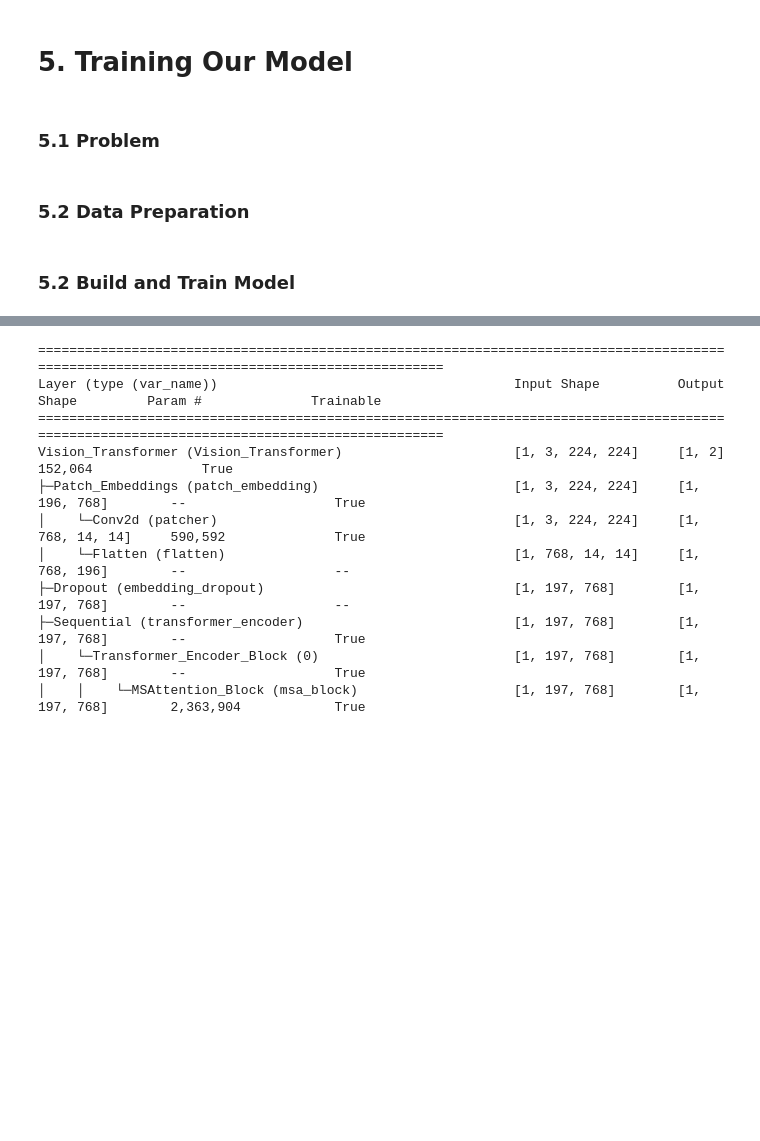
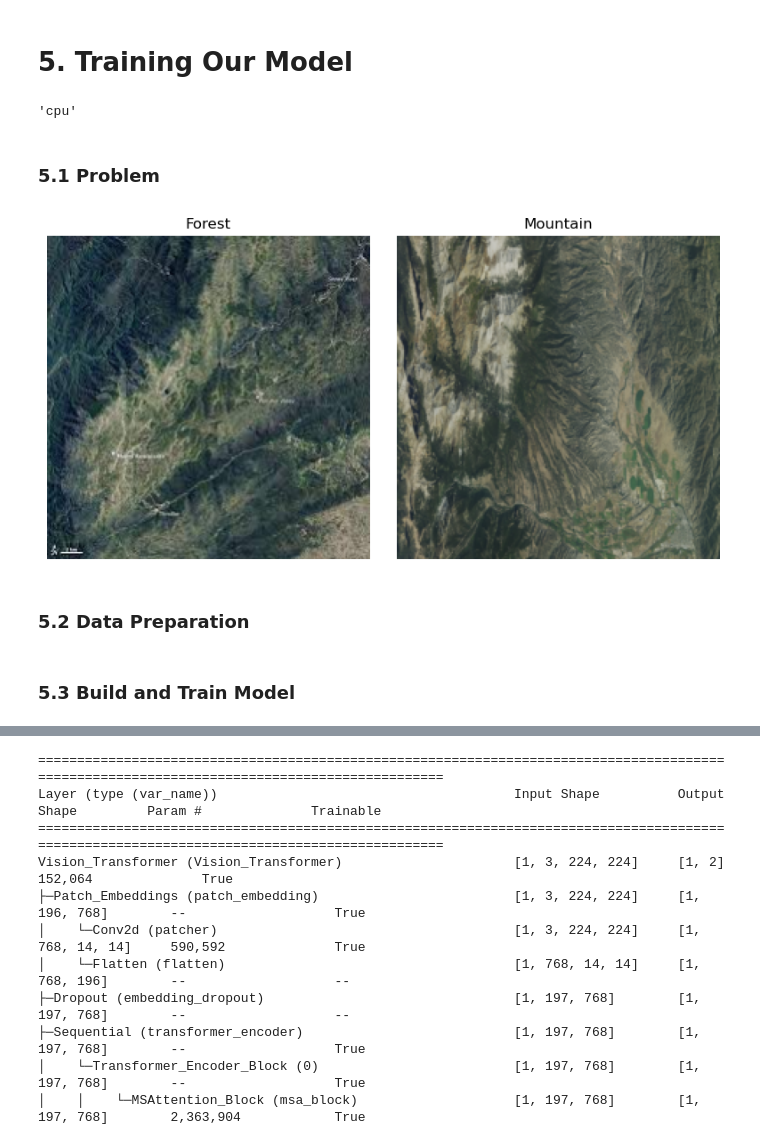
Before and after one commit to Adeniyilowee/Vision-Transformer-Workshop, a Jupyter notebook: 3. Vision Transformer.ipynb, the cells around one changed output, grey strips where cells are left out. Drawn from its saved outputs; the diff is of its cells as text; code cells hidden in the pictures; blank space fills up the shorter version.

```diff
--- a/3. Vision Transformer.ipynb
+++ b/3. Vision Transformer.ipynb
@@ -933,5 +933,14 @@ tensor([-0.6574], grad_fn=<SelectBackward0>)
 #
 # %% [markdown]
 # 5. Training Our Model
+# %%
+from src.vit_model import plots
+from src.vit_model import data_prep
+from src.vit_model import model
+# Make device agnostic code
+device = "cuda" if torch.cuda.is_available() else "cpu"
+device
+# %% [output]
+'cpu'
 # %% [markdown]
 ### 5.1 Problem
@@ -945,3 +947,12 @@ from src.vit_model import model
+# %%
+img1 = Image.open('images/forest_img.jpeg')
+img2 = Image.open('images/mountain_img.png')
+image1 = data_transform(img1)
+image2 = data_transform(img2)
+# %%
+plots.plot_task(image1, image2)
+# %% [output]
+[figure, added]
 # %% [markdown]
 ### 5.2 Data Preparation
 # %%
@@ -951,7 +962,7 @@ batch_size = 32
 image_size = (224, 224)
 train_dataloader, test_dataloader, val_dataloader, y_train, y_test, y_val, class_names = data_prep.data_prep_archive(batch_size, image_size, data_type)
 # %% [markdown]
-### 5.2 Build and Train Model
+### 5.3 Build and Train Model
 # %%
 # Build Vision Transformer Model
 model_vit = model.Vision_Transformer(num_classes=len(class_names)).to(device)
```
Also changed, not shown: parts of 23 cells of this notebook, 4 other files.
